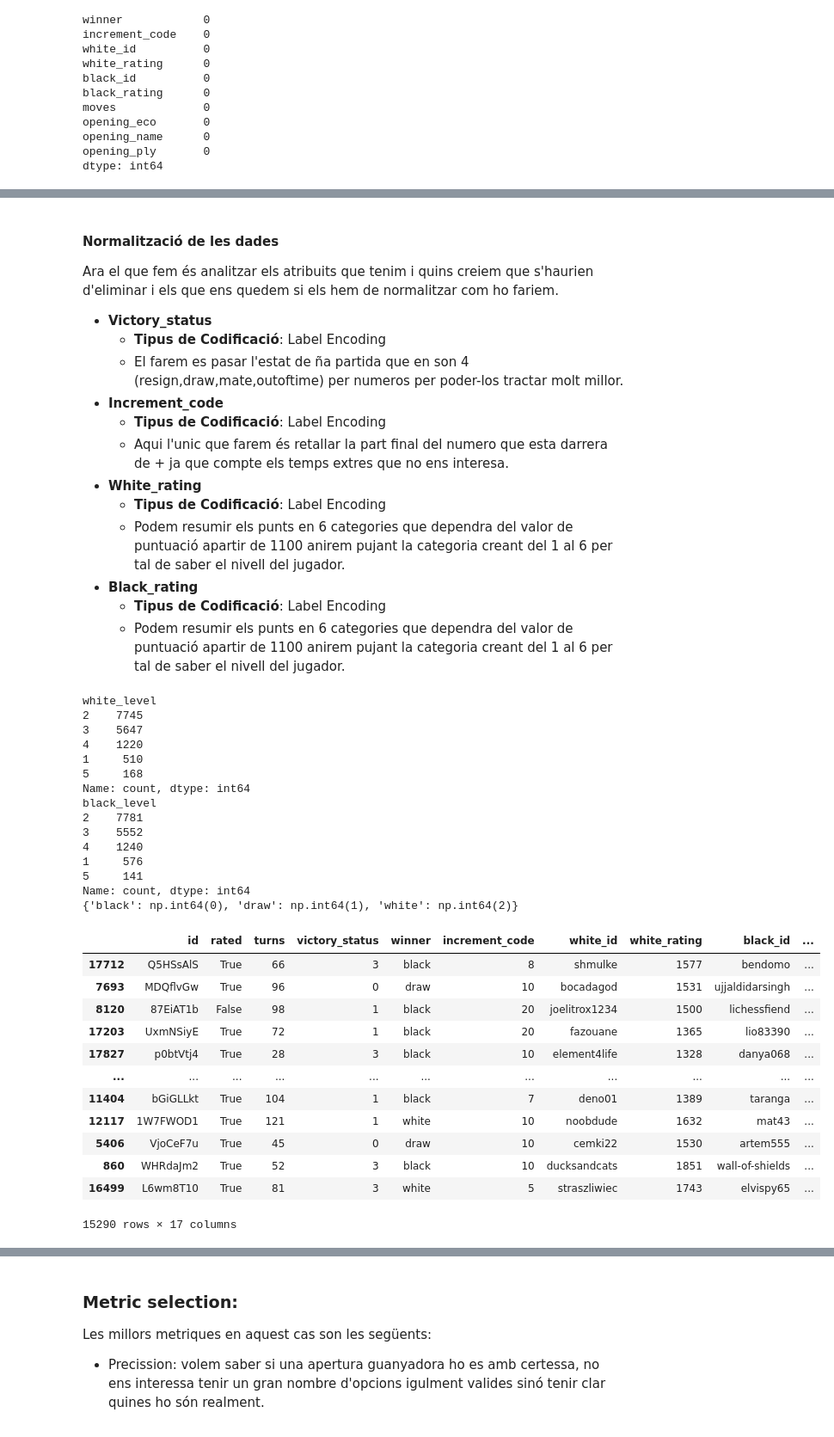
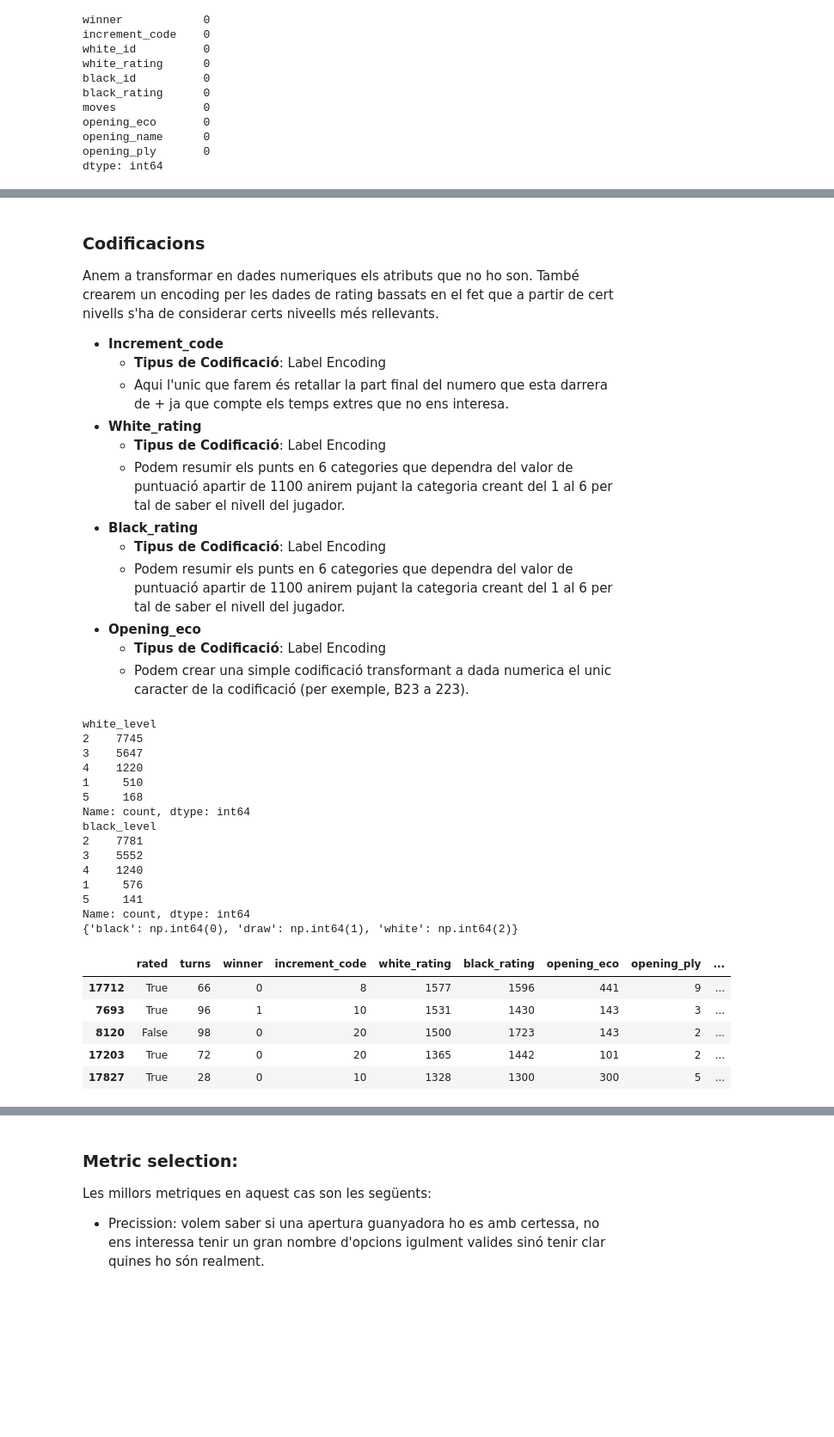
Before and after one commit to NIU1679937/ChestKaggle, a Jupyter notebook: Cas_Kaggle_ApC.ipynb, the cells around one changed output, grey strips where cells are left out. Shown at 86% size. Drawn from its saved outputs; the diff is of its cells as text; code cells hidden in the pictures; blank space fills up the shorter version.

```diff
--- a/Cas_Kaggle_ApC.ipynb
+++ b/Cas_Kaggle_ApC.ipynb
@@ -229,0 +314,5 @@ dtype: int64
+# %%
+train_set = eliminar_atributs(train_set,["id","white_id","black_id","white_id", "victory_status","moves","opening_name"])
+test_set = eliminar_atributs(test_set,["id","white_id","black_id","white_id", "victory_status","moves","opening_name"])
+
+print(train_set.info())
@@ -230,11 +336,7 @@ dtype: int64
 # %% [markdown]
-#### Normalització de les dades
-Ara el que fem és analitzar els atribuits que tenim i quins creiem que s'haurien d'eliminar i els que ens quedem si els hem de normalitzar com ho fariem.
+### Codificacions
+Anem a transformar en dades numeriques els atributs que no ho son. També crearem un encoding per les dades de rating bassats en el fet que a partir de cert nivells s'ha de considerar certs niveells més rellevants.
 
-
-- **Victory_status**
-    - **Tipus de Codificació**: Label Encoding
-    - El farem es pasar l'estat de ña partida que en son 4 (resign,draw,mate,outoftime) per numeros per poder-los tractar molt millor.
 - **Increment_code**
     - **Tipus de Codificació**: Label Encoding
     - Aqui l'unic que farem és retallar la part final del numero que esta darrera de + ja que compte els temps extres que no ens interesa.
@@ -244,19 +346,15 @@ Ara el que fem és analitzar els atribuits que tenim i quins creiem que s'haurie
 - **Black_rating**
     - **Tipus de Codificació**: Label Encoding
     - Podem resumir els punts en 6 categories que dependra del valor de puntuació  apartir de 1100 anirem pujant la categoria creant del 1 al 6 per tal de saber el nivell del jugador.
+- **Opening_eco**
+    - **Tipus de Codificació**: Label Encoding
+    - Podem crear una simple codificació transformant a dada numerica el unic caracter de la codificació (per exemple, B23 a 223).
 # %%
-from sklearn.calibration import LabelEncoder
-
-#PREPROCESSING
-
-train_set['victory_status'] = LabelEncoder().fit_transform(train_set['victory_status'])
-test_set['victory_status'] = LabelEncoder().fit_transform(test_set['victory_status'])
-
-
-train_set['increment_code'] = train_set['increment_code'].str.split('+').str[0]
-test_set['increment_code'] = test_set['increment_code'].str.split('+').str[0]
+train_set['increment_code'] = train_set['increment_code'].str.split('+').str[0].astype(int)
+test_set['increment_code'] = test_set['increment_code'].str.split('+').str[0].astype(int)
 
 #---------------------------------------------------------------------------------------------------------------------------------------------------------
+
 # Definir intervals i etiquetes
 bins = [0, 1100, 1600, 2000, 2300, 3000, float('inf')]
 labels = [1, 2, 3, 4, 5, 6]
@@ -278,50 +376,42 @@ print(train_set['black_level'].value_counts())
 label_encoder = LabelEncoder()
 
 # Aplicar Label Encoding a la columna 'winner'
-train_set['winner_numeric'] = label_encoder.fit_transform(train_set['winner'])
+train_set['winner'] = label_encoder.fit_transform(train_set['winner'])
 
 # Veure el mapping de valors
 print(dict(zip(label_encoder.classes_, label_encoder.transform(label_encoder.classes_))))
 
 # Per fer el mateix amb el conjunt de test:
-test_set['winner_numeric'] = label_encoder.transform(test_set['winner'])
+test_set['winner'] = label_encoder.transform(test_set['winner'])
 
 #---------------------------------------------------------------------------------------------------------------------------------------------------------
 
 # Aplicar label encoding a la cimuna opening_eco
 train_set['opening_eco'] = train_set['opening_eco'].apply(encode_opening_eco)
 test_set['opening_eco'] = test_set['opening_eco'].apply(encode_opening_eco)
 
-
 #---------------------------------------------------------------------------------------------------------------------------------------------------------
 
-train_set
+train_set.head(5)
 # %% [output]
 white_level
 2    7745
 3    5647
 4    1220
 1     510
 5     168
 Name: count, dtype: int64
 black_level
 2    7781
 3    5552
 4    1240
 1     576
 5     141
 Name: count, dtype: int64
 {'black': np.int64(0), 'draw': np.int64(1), 'white': np.int64(2)}
-|  | id | rated | turns | victory_status | winner | increment_code | white_id | white_rating | black_id | ... |
-| 17712 | Q5HSsAlS | True | 66 | 3 | black | 8 | shmulke | 1577 | bendomo | ... |
-| 7693 | MDQflvGw | True | 96 | 0 | draw | 10 | bocadagod | 1531 | ujjaldidarsingh | ... |
-| 8120 | 87EiAT1b | False | 98 | 1 | black | 20 | joelitrox1234 | 1500 | lichessfiend | ... |
-| 17203 | UxmNSiyE | True | 72 | 1 | black | 20 | fazouane | 1365 | lio83390 | ... |
-| 17827 | p0btVtj4 | True | 28 | 3 | black | 10 | element4life | 1328 | danya068 | ... |
-| ... | ... | ... | ... | ... | ... | ... | ... | ... | ... | ... |
-| 11404 | bGiGLLkt | True | 104 | 1 | black | 7 | deno01 | 1389 | taranga | ... |
-| 12117 | 1W7FWOD1 | True | 121 | 1 | white | 10 | noobdude | 1632 | mat43 | ... |
-| 5406 | VjoCeF7u | True | 45 | 0 | draw | 10 | cemki22 | 1530 | artem555 | ... |
-| 860 | WHRdaJm2 | True | 52 | 3 | black | 10 | ducksandcats | 1851 | wall-of-shields | ... |
-| 16499 | L6wm8T10 | True | 81 | 3 | white | 5 | straszliwiec | 1743 | elvispy65 | ... |
+|  | rated | turns | winner | increment_code | white_rating | black_rating | opening_eco | opening_ply | ... |
+| 17712 | True | 66 | 0 | 8 | 1577 | 1596 | 441 | 9 | ... |
+| 7693 | True | 96 | 1 | 10 | 1531 | 1430 | 143 | 3 | ... |
+| 8120 | False | 98 | 0 | 20 | 1500 | 1723 | 143 | 2 | ... |
+| 17203 | True | 72 | 0 | 20 | 1365 | 1442 | 101 | 2 | ... |
+| 17827 | True | 28 | 0 | 10 | 1328 | 1300 | 300 | 5 | ... |
-15290 rows × 17 columns
```
Also changed, not shown: parts of 48 cells of this notebook.
